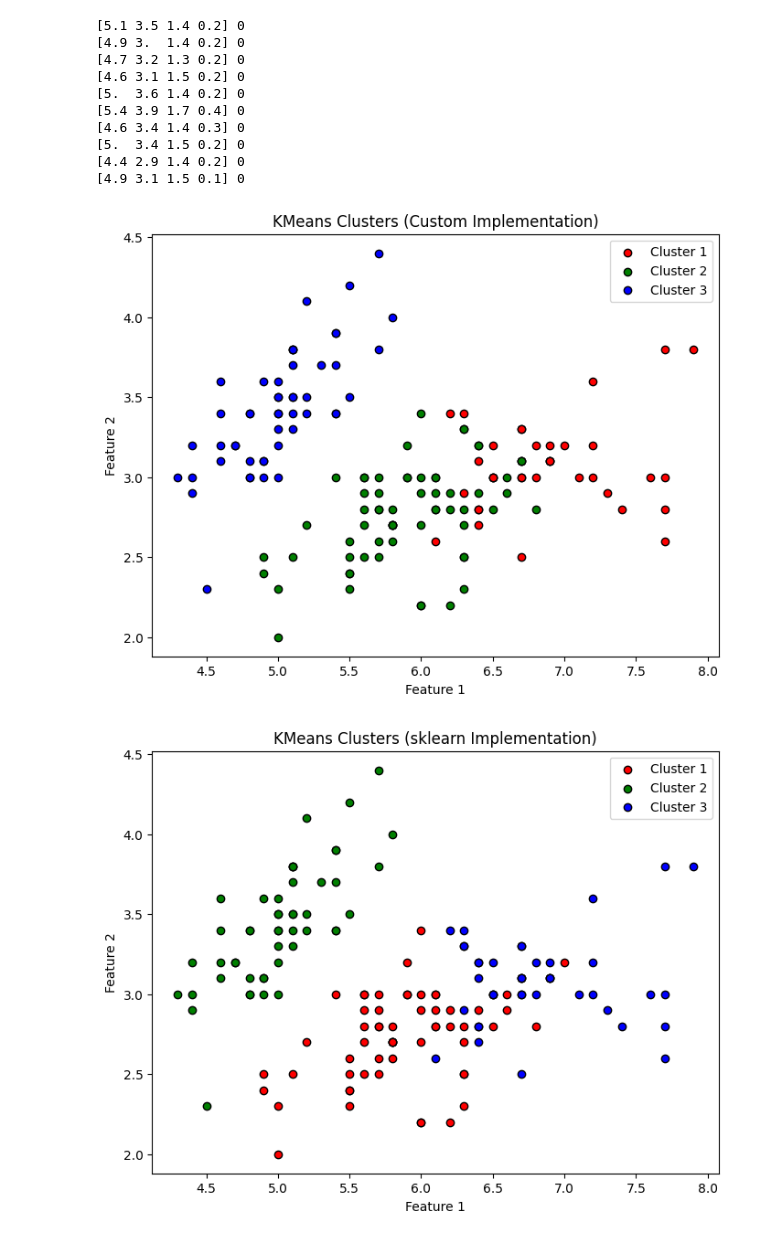
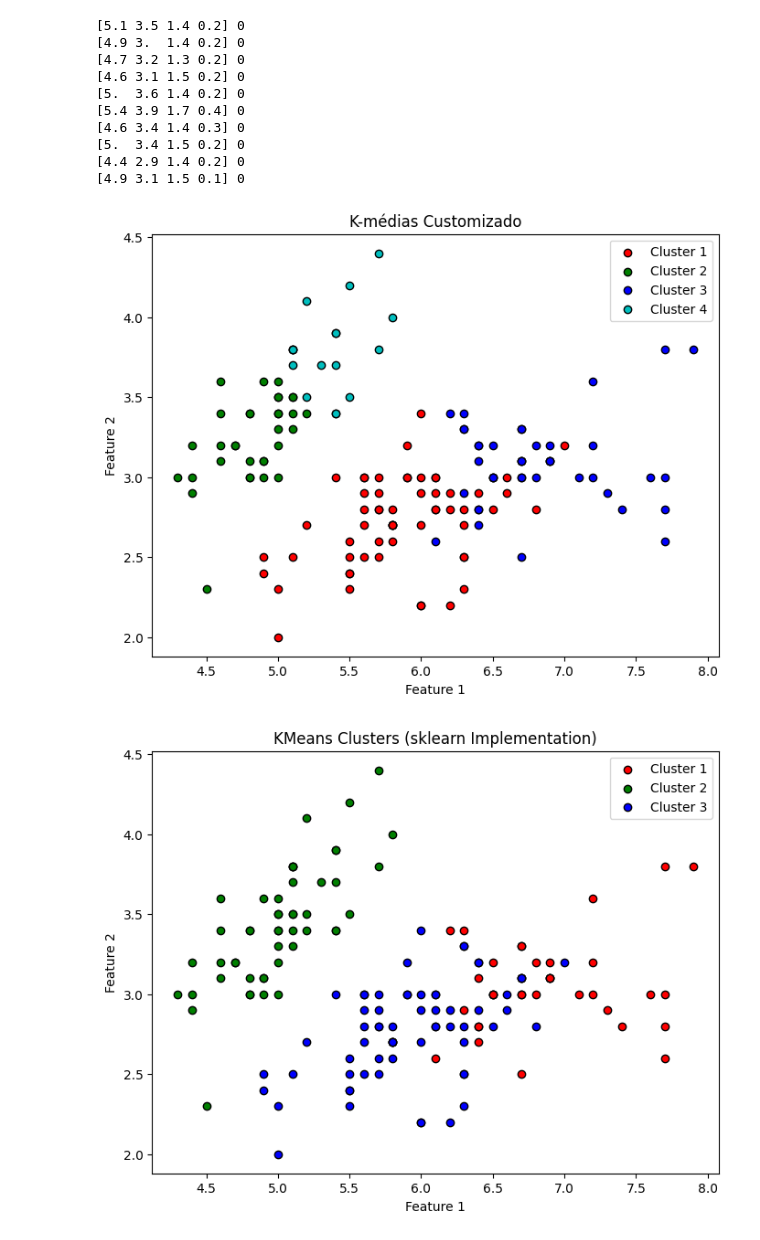
Before and after one commit to alexandrechiacchio/trabalho_gestao, a Jupyter notebook: kmeans.ipynb, the cells around one changed output. Drawn from its saved outputs; the diff is of its cells as text; code cells hidden in the pictures.

```diff
--- a/kmeans.ipynb
+++ b/kmeans.ipynb
@@ -49,21 +49,21 @@ def kmeans(k : int, data : np.ndarray):
 # %%
 from sklearn.cluster import KMeans
 # %%
-myKMeans = kmeans(3, X)
+myKMeans = kmeans(4, X)
 skKmeans = KMeans(3).fit(X)
 # %%
-colors = ['r', 'g', 'b']
+colors = ['r', 'g', 'b', 'c', 'm', 'y', 'k']
 plt.figure(figsize=(8, 6))
 for i, cluster in enumerate(myKMeans):
     cluster = np.array(cluster)
     plt.scatter(cluster[:, 0], cluster[:, 1], color=colors[i], label=f'Cluster {i+1}', edgecolor='k')
 plt.xlabel('Feature 1')
 plt.ylabel('Feature 2')
-plt.title('KMeans Clusters (Custom Implementation)')
+plt.title('K-médias Customizado')
 plt.legend()
 plt.show()
 # %% [output]
-[figure, old version]
+[figure, new version]
 # %%
 plt.figure(figsize=(8, 6))
 for i in range(3):
@@ -75,4 +75,4 @@ plt.title('KMeans Clusters (sklearn Implementation)')
 plt.legend()
 plt.show()
 # %% [output]
-[figure, old version]
+[figure, new version]
```
Also changed, not shown: parts of 3 cells of this notebook.
